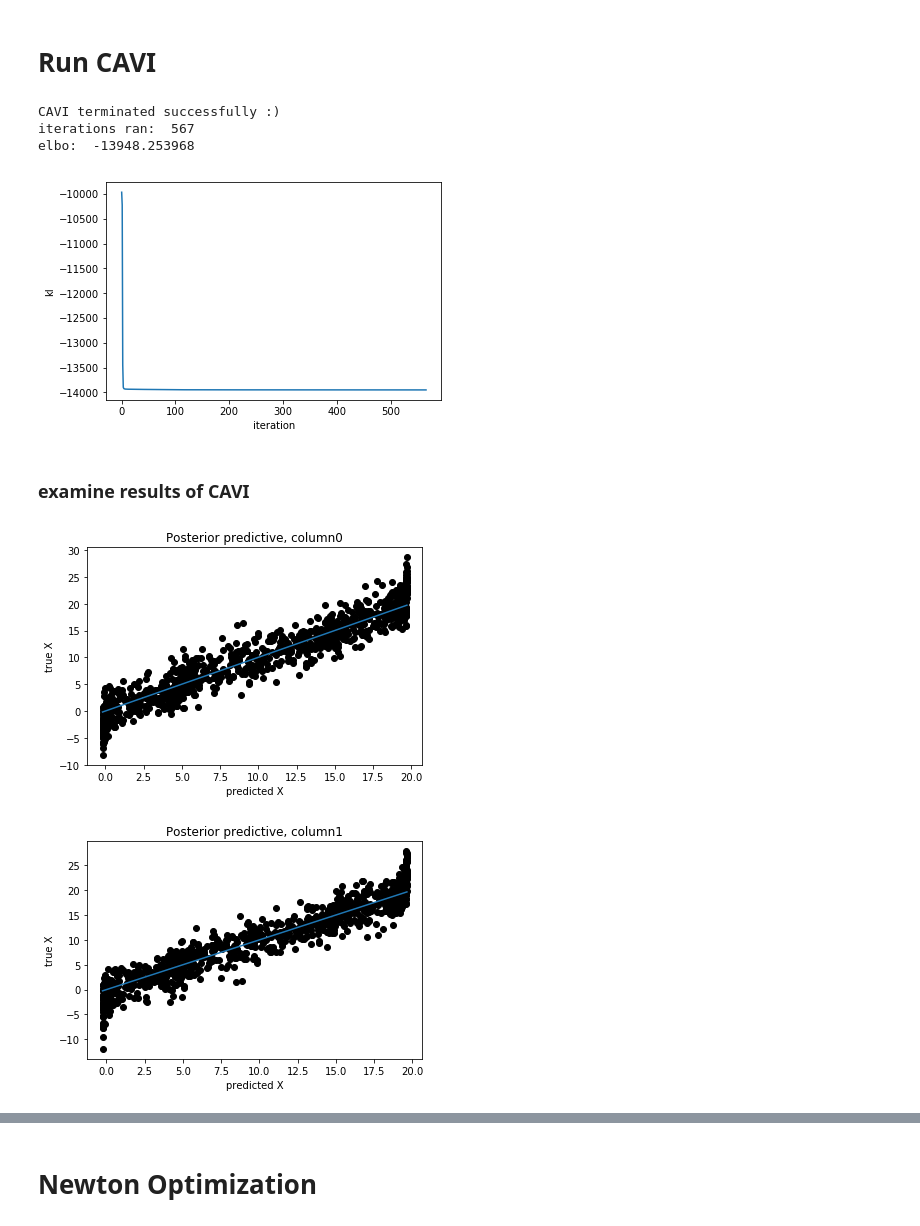
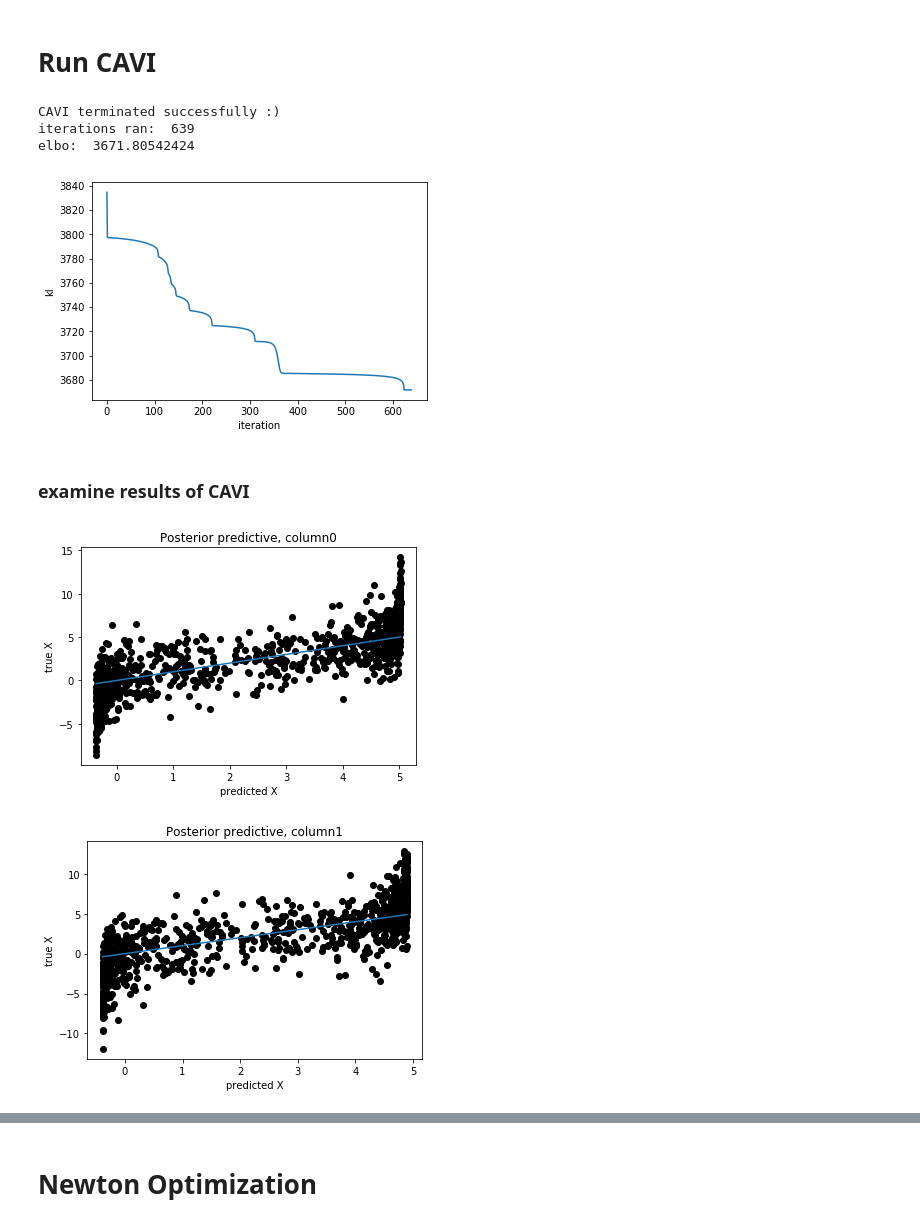
Before and after one commit to Runjing-Liu120/Variational_BNP_robustness, a Jupyter notebook: DP_mixture/DP_normal_mixture-Functional_sensitivity.ipynb, the cells around one changed output, grey strips where cells are left out. Drawn from its saved outputs; the diff is of its cells as text; code cells hidden in the pictures.

```diff
--- a/DP_mixture/DP_normal_mixture-Functional_sensitivity.ipynb
+++ b/DP_mixture/DP_normal_mixture-Functional_sensitivity.ipynb
@@ -39,17 +40,19 @@ np.random.seed(8967869)
 # data parameters
 num_obs = 1000 # number of observations
 x_dim = 2 # dimension of observations
-k_true = 5 # true number of clusters
+k_true = 2 # true number of clusters
 
-info_x = 0.1 * np.eye(x_dim)
+true_info_x = 0.1 * np.eye(x_dim)
 
-x, true_mu, true_z, true_pi = dp.draw_data(info_x, x_dim, k_true, num_obs)
+x, true_mu, true_z, true_pi = dp.draw_data(true_info_x, x_dim, k_true, num_obs)
 
 
 # prior parameters
 alpha = 2.0 # DP parameter
 prior_mu = np.mean(x, axis = 0)
-prior_info = 0.1 * np.eye(x_dim)
+prior_wishart_dof = x_dim
+prior_wishart_scale = true_info_x / prior_wishart_dof
+kappa = 0.001
 
 # variational truncation
 k_approx = 10
@@ -94,28 +119,2 @@ prior_params.push_param(PosDefMatrixParam(name='info_x', size=x_dim, val=info_x)
 # %% [markdown]
 # Initialize
-# %%
-## initialize VB params
-
-true_init = False
-
-if true_init:
-    true_tau = np.zeros(np.shape(vb_params['global']['v_sticks'].alpha.get()))
-    true_tau[:,0] = true_v[:-1] * 100
-    true_tau[:,1] = (1 - true_v[:-1]) * 100
-    vb_params['global']['v_sticks'].alpha.set(true_tau)
-
-    # vb_params['global']['mu'].set(true_mu)
-    mu_size = vb_params['global']['mu'].free_size()
-    vb_params['global']['mu'].set_free(np.random.random(mu_size))
-
-    true_z_fudged = dp.soft_thresh(true_z, 1 - 10**(-8), 10**(-8))
-    vb_params['local']['e_z'].set(true_z_fudged)
-    # z_size = vb_params['local']['e_z'].free_size()
-    # vb_params['local']['e_z'].set_free(np.random.random(z_size))
-else:
-    vb_params.set_free(np.random.random(vb_params.free_size()))
-
-init_free_params = vb_params.get_free()
-global_init_free_params = vb_params['global'].get_free()
-
-model = dp.DPNormalMixture(x, vb_params, prior_params)
@@ -122,14 +135,14 @@ model = dp.DPNormalMixture(x, vb_params, prior_params)
 # %% [markdown]
 # Run CAVI
 # %%
-dp_opt.run_cavi(model, init_free_params, max_iter = 1000, tol = 1e-5, disp = False)
+dp_opt.run_cavi(model, init_free_params, max_iter = 1000, tol = 1e-6, disp = False)
 cavi_results = deepcopy(model)
 print('elbo: ', cavi_results.get_kl())
 # %% [output]
 CAVI terminated successfully :)
-iterations ran:  567
-elbo:  -13948.253968
+iterations ran:  639
+elbo:  3671.80542424
-[figure, old version]
+[figure, new version]
 # %% [markdown]
 ### examine results of CAVI
 # %%
@@ -147,8 +160,8 @@ for col in range(x_dim):
     plt.ylabel('true X')
     plt.show()
 # %% [output]
-[figure, old version]
+[figure, new version]
-[figure, old version]
+[figure, new version]
 # %%
 # lets look at the estimated mixture proportions
 
```
Also changed, not shown: parts of 19 cells of this notebook, 3 other files.
